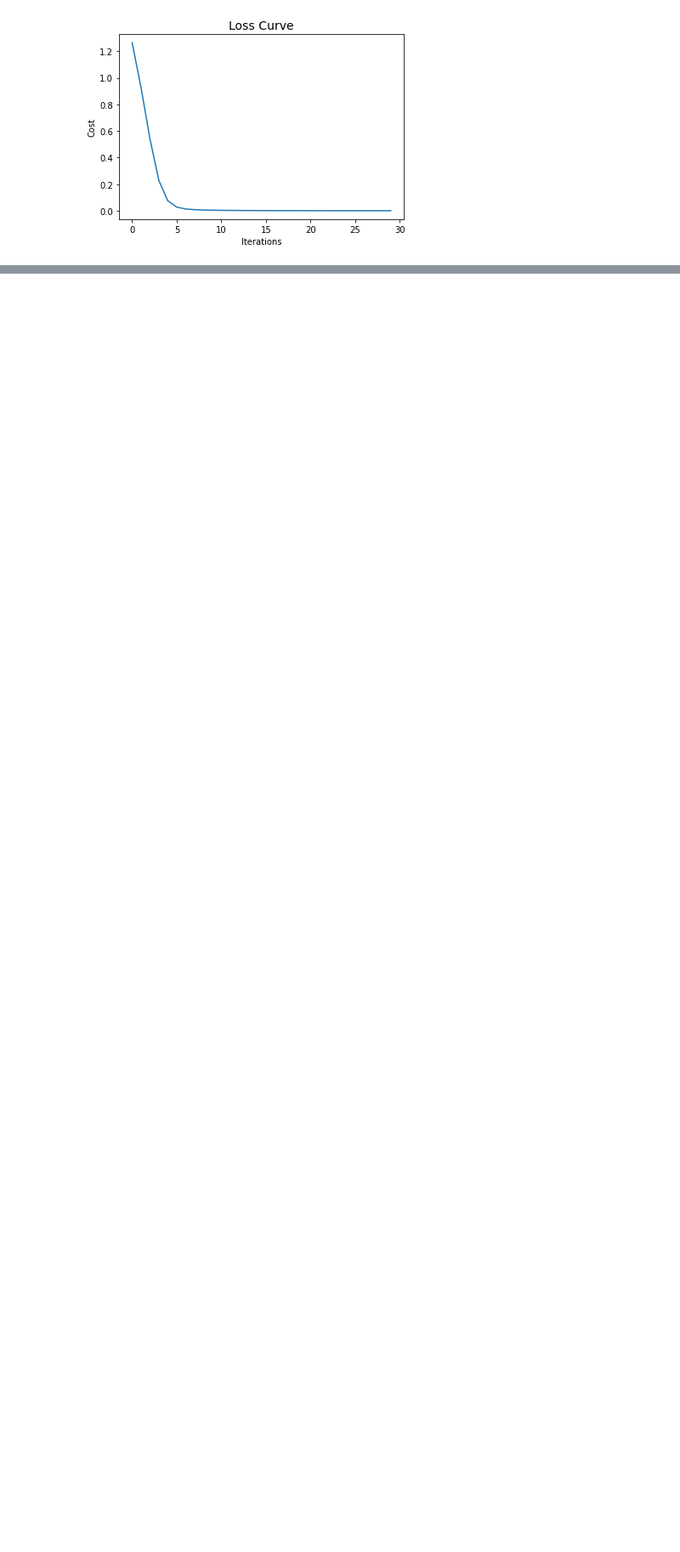
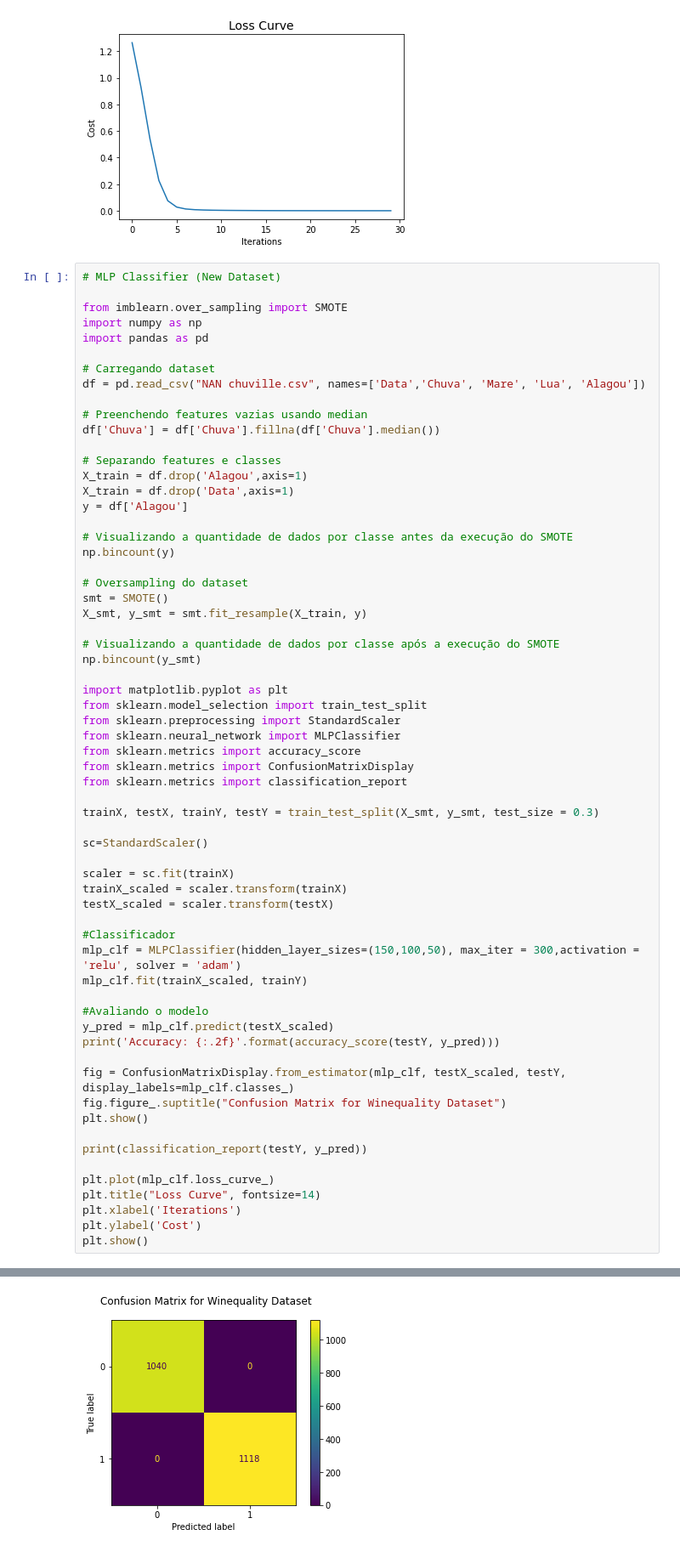
Before and after one commit to PatrickBassan/Chuville, a Jupyter notebook: Chuville.ipynb, the cells around one changed output, grey strips where cells are left out. Shown at 85% size. Saved outputs shown, nothing was run; the diff lists cells and outputs as text; blank space fills up the shorter version.

```diff
--- a/Chuville.ipynb
+++ b/Chuville.ipynb
@@ -370,3 +529,67 @@ Accuracy: 1.00
    macro avg       1.00      1.00      1.00       723
 weighted avg       1.00      1.00      1.00       723
 [figure]
+# %%
+# MLP Classifier (New Dataset)
+
+from imblearn.over_sampling import SMOTE
+import numpy as np
+import pandas as pd
+
+# Carregando dataset
+df = pd.read_csv("NAN chuville.csv", names=['Data','Chuva', 'Mare', 'Lua', 'Alagou'])
+
+# Preenchendo features vazias usando median
+df['Chuva'] = df['Chuva'].fillna(df['Chuva'].median())
+
+# Separando features e classes
+X_train = df.drop('Alagou',axis=1)
+X_train = df.drop('Data',axis=1)
+y = df['Alagou']
+
+# Visualizando a quantidade de dados por classe antes da execução do SMOTE
+np.bincount(y)
+
+# Oversampling do dataset
+smt = SMOTE()
+X_smt, y_smt = smt.fit_resample(X_train, y)
+
+# Visualizando a quantidade de dados por classe após a execução do SMOTE
+np.bincount(y_smt)
+
+import matplotlib.pyplot as plt
+from sklearn.model_selection import train_test_split
+from sklearn.preprocessing import StandardScaler
+from sklearn.neural_network import MLPClassifier
+from sklearn.metrics import accuracy_score
+from sklearn.metrics import ConfusionMatrixDisplay
+from sklearn.metrics import classification_report
+
+trainX, testX, trainY, testY = train_test_split(X_smt, y_smt, test_size = 0.3)
+
+sc=StandardScaler()
+
+scaler = sc.fit(trainX)
+trainX_scaled = scaler.transform(trainX)
+testX_scaled = scaler.transform(testX)
+
+#Classificador
+mlp_clf = MLPClassifier(hidden_layer_sizes=(150,100,50), max_iter = 300,activation = 'relu', solver = 'adam')
+mlp_clf.fit(trainX_scaled, trainY)
+
+#Avaliando o modelo
+y_pred = mlp_clf.predict(testX_scaled)
+print('Accuracy: {:.2f}'.format(accuracy_score(testY, y_pred)))
+
+fig = ConfusionMatrixDisplay.from_estimator(mlp_clf, testX_scaled, testY, display_labels=mlp_clf.classes_)
+fig.figure_.suptitle("Confusion Matrix for Winequality Dataset")
+plt.show()
+
+print(classification_report(testY, y_pred))
+
+plt.plot(mlp_clf.loss_curve_)
+plt.title("Loss Curve", fontsize=14)
+plt.xlabel('Iterations')
+plt.ylabel('Cost')
+plt.show()
+# %% [output]
@@ -372,0 +597 @@ weighted avg       1.00      1.00      1.00       723
+[figure, added]
```
Also changed, not shown: parts of 10 cells of this notebook.
